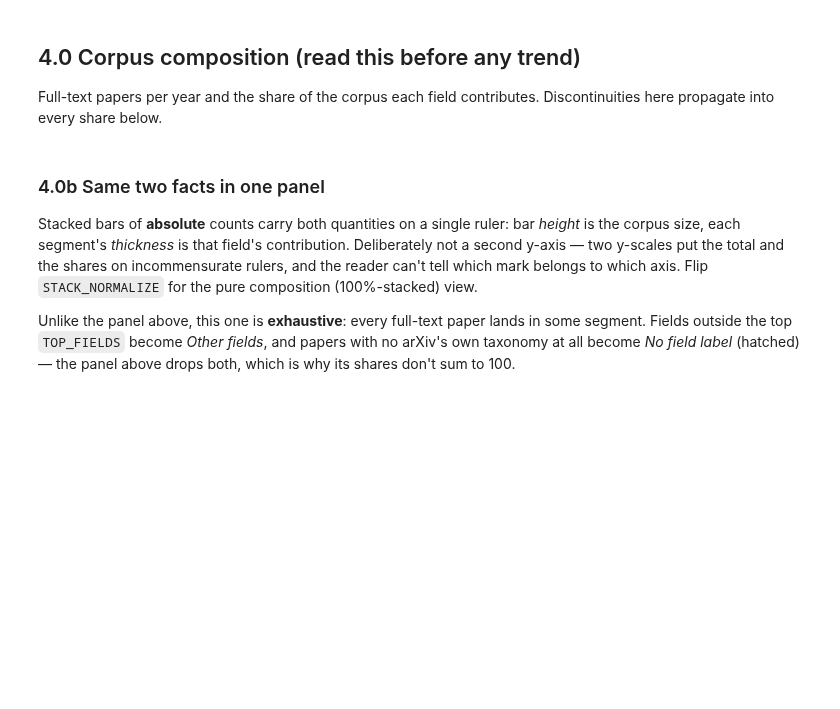
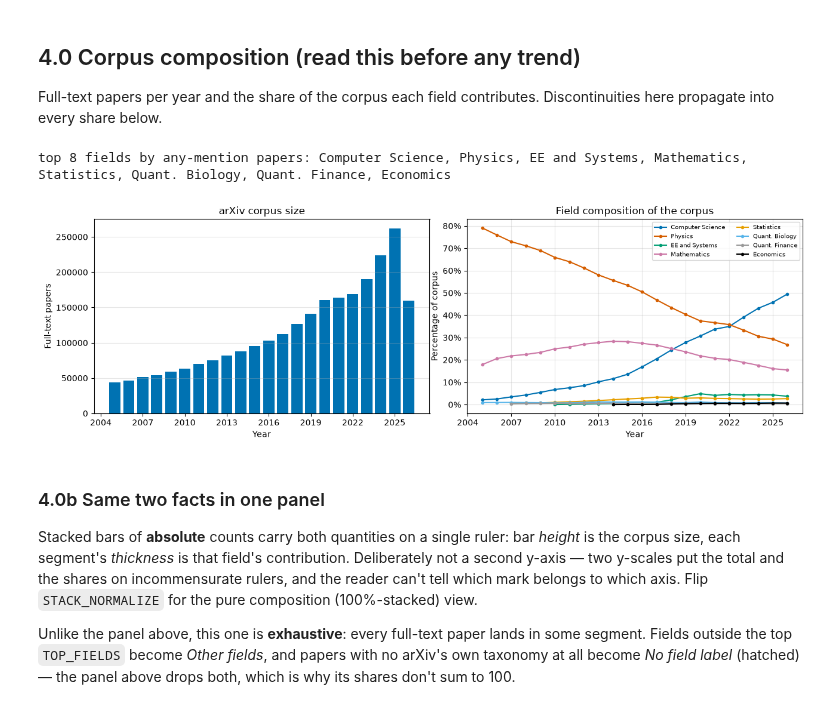
Before and after one commit to tgebhart/accelscan, a Jupyter notebook: notebooks/arxiv/trends.ipynb, the cells around one changed output. Saved outputs shown, nothing was run; the diff lists cells and outputs as text; code cells hidden in the pictures; blank space fills up the shorter version.

```diff
--- a/notebooks/arxiv/trends.ipynb
+++ b/notebooks/arxiv/trends.ipynb
@@ -98,28 +100,31 @@ Discontinuities here propagate into every share below.
 # %%
 cy = papers.group_by('year').agg(papers=pl.len()).sort('year')
 # One definition of "top fields" for every figure in the repo: the raw number of
 # papers reporting ANY accelerator mention (not corpus size, and not restricted to
 # used-in-this-work). Ranking by corpus size would foreground fields that barely
 # touch accelerators; ranking by used-in-this-work would drop fields that discuss
 # hardware without running it.
 fields_top = (papers.filter(pl.col('field').is_not_null() & pl.col('accel_any'))
               .group_by('field').agg(n=pl.len()).sort('n', descending=True)
               .head(TOP_FIELDS)['field'].to_list())
 print(f'top {TOP_FIELDS} fields by any-mention papers: ' + ', '.join(fields_top))
 fy = (papers.filter(pl.col('field').is_in(fields_top))
       .group_by('year', 'field').agg(n=pl.len()).sort('year'))
 fig, axes = plt.subplots(1, 2, figsize=(13, 4.2))
 axes[0].bar(cy['year'], cy['papers'], color='#0072B2')
-axes[0].set(xlabel='Year', ylabel='Full-text papers', title='S2ORC full-text corpus size')
+axes[0].set(xlabel='Year', ylabel='Full-text papers', title='arXiv corpus size')
 axes[0].grid(alpha=0.3, axis='y')
 tot = dict(zip(cy['year'].to_list(), cy['papers'].to_list()))
 for i, f in enumerate(fields_top):
     s = fy.filter(pl.col('field') == f)
     axes[1].plot(s['year'], [100 * n / tot[y] for y, n in zip(s['year'], s['n'])],
                  marker='.', label=f, color=PAL[i % len(PAL)])
 axes[1].set(xlabel='Year', ylabel='Percentage of corpus', title='Field composition of the corpus')
 axes[1].legend(fontsize=7, ncol=2); axes[1].grid(alpha=0.3)
 plt.tight_layout(); plt.show()
+# %% [output]
+top 8 fields by any-mention papers: Computer Science, Physics, EE and Systems, Mathematics, Statistics, Quant. Biology, Quant. Finance, Economics
+[figure, added]
 # %% [markdown]
 ### 4.0b Same two facts in one panel
 
```
Also changed, not shown: parts of 8 cells of this notebook, 5 other files.
